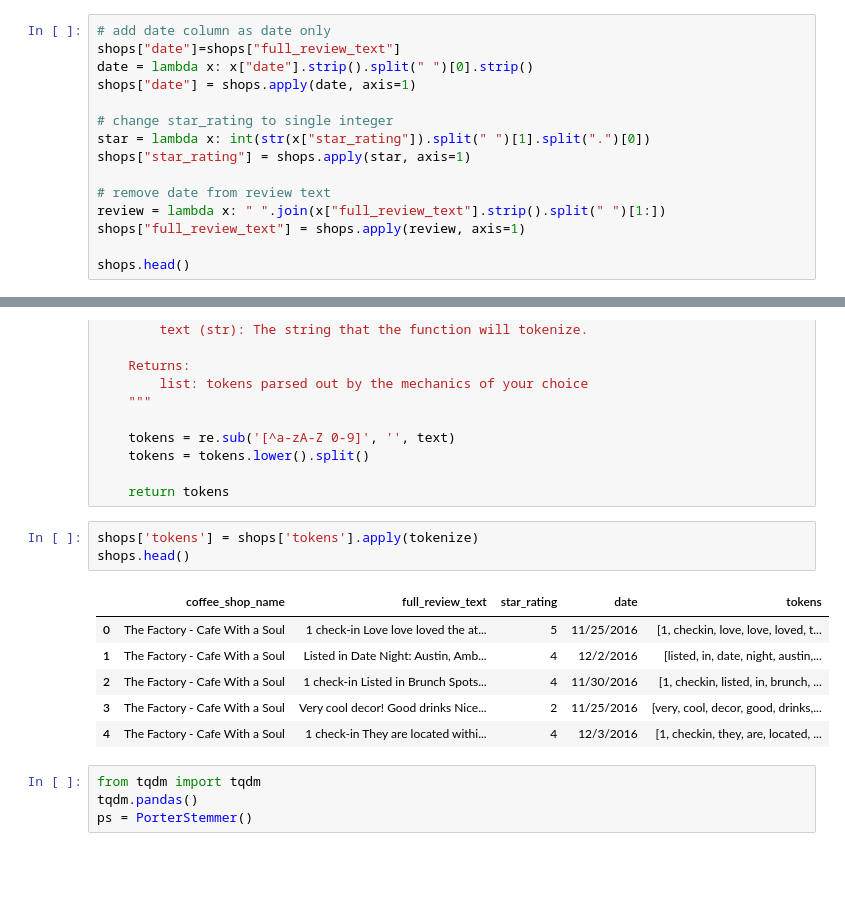
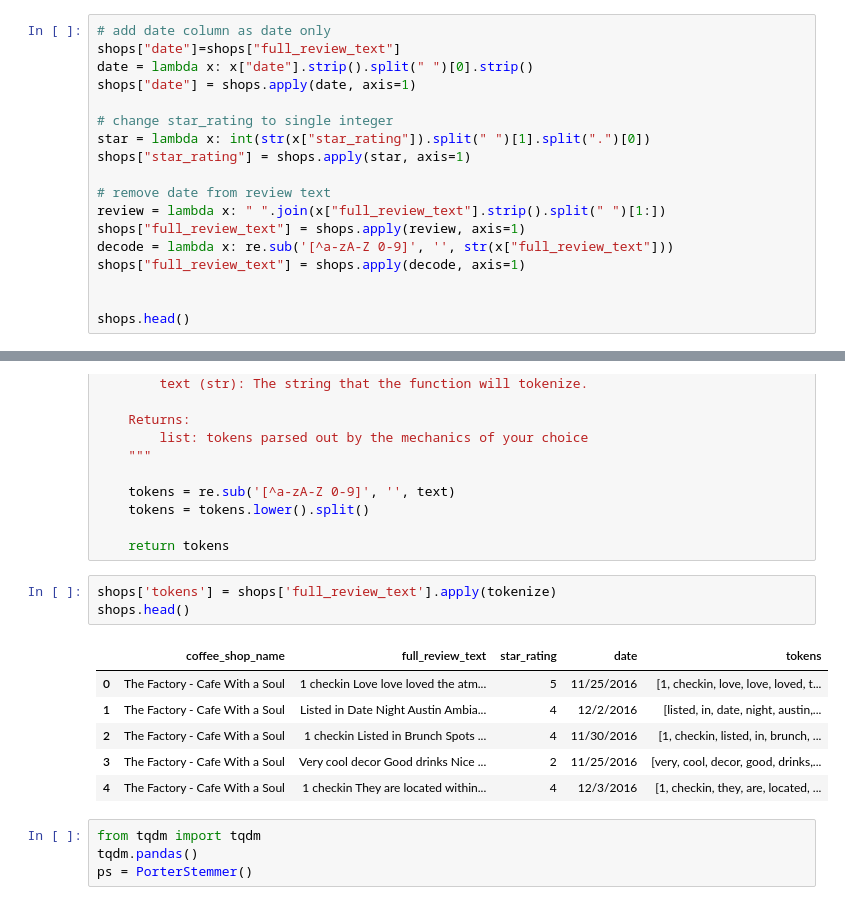
Before and after one commit to iambrookedrake/DS-Unit-4-Sprint-1-NLP, a Jupyter notebook: module1-text-data/LS_DS_411_Text_Data_Assignment.ipynb, the cells around one changed output, grey strips where cells are left out. Drawn from its saved outputs; the diff is of its cells as text; blank space fills up the shorter version.

```diff
--- a/module1-text-data/LS_DS_411_Text_Data_Assignment.ipynb
+++ b/module1-text-data/LS_DS_411_Text_Data_Assignment.ipynb
@@ -64,6 +57,9 @@ shops["star_rating"] = shops.apply(star, axis=1)
 # remove date from review text
 review = lambda x: " ".join(x["full_review_text"].strip().split(" ")[1:])
 shops["full_review_text"] = shops.apply(review, axis=1)
+decode = lambda x: re.sub('[^a-zA-Z 0-9]', '', str(x["full_review_text"]))
+shops["full_review_text"] = shops.apply(decode, axis=1)
+
 
 shops.head()
 # %% [output]
@@ -95,15 +91,15 @@ def tokenize(text):
 
     return tokens
 # %%
-shops['tokens'] = shops['tokens'].apply(tokenize)
+shops['tokens'] = shops['full_review_text'].apply(tokenize)
 shops.head()
 # %% [output]
 |  | coffee_shop_name | full_review_text | star_rating | date | tokens |
-| 0 | The Factory - Cafe With a Soul | 1 check-in Love love loved the at... | 5 | 11/25/2016 | [1, checkin, love, love, loved, t... |
-| 1 | The Factory - Cafe With a Soul | Listed in Date Night: Austin, Amb... | 4 | 12/2/2016 | [listed, in, date, night, austin,... |
-| 2 | The Factory - Cafe With a Soul | 1 check-in Listed in Brunch Spots... | 4 | 11/30/2016 | [1, checkin, listed, in, brunch, ... |
-| 3 | The Factory - Cafe With a Soul | Very cool decor! Good drinks Nice... | 2 | 11/25/2016 | [very, cool, decor, good, drinks,... |
-| 4 | The Factory - Cafe With a Soul | 1 check-in They are located withi... | 4 | 12/3/2016 | [1, checkin, they, are, located, ... |
+| 0 | The Factory - Cafe With a Soul | 1 checkin Love love loved the atm... | 5 | 11/25/2016 | [1, checkin, love, love, loved, t... |
+| 1 | The Factory - Cafe With a Soul | Listed in Date Night Austin Ambia... | 4 | 12/2/2016 | [listed, in, date, night, austin,... |
+| 2 | The Factory - Cafe With a Soul | 1 checkin Listed in Brunch Spots ... | 4 | 11/30/2016 | [1, checkin, listed, in, brunch, ... |
+| 3 | The Factory - Cafe With a Soul | Very cool decor Good drinks Nice ... | 2 | 11/25/2016 | [very, cool, decor, good, drinks,... |
+| 4 | The Factory - Cafe With a Soul | 1 checkin They are located within... | 4 | 12/3/2016 | [1, checkin, they, are, located, ... |
 # %%
 from tqdm import tqdm
 tqdm.pandas()
```
Also changed, not shown: parts of 42 cells of this notebook.
